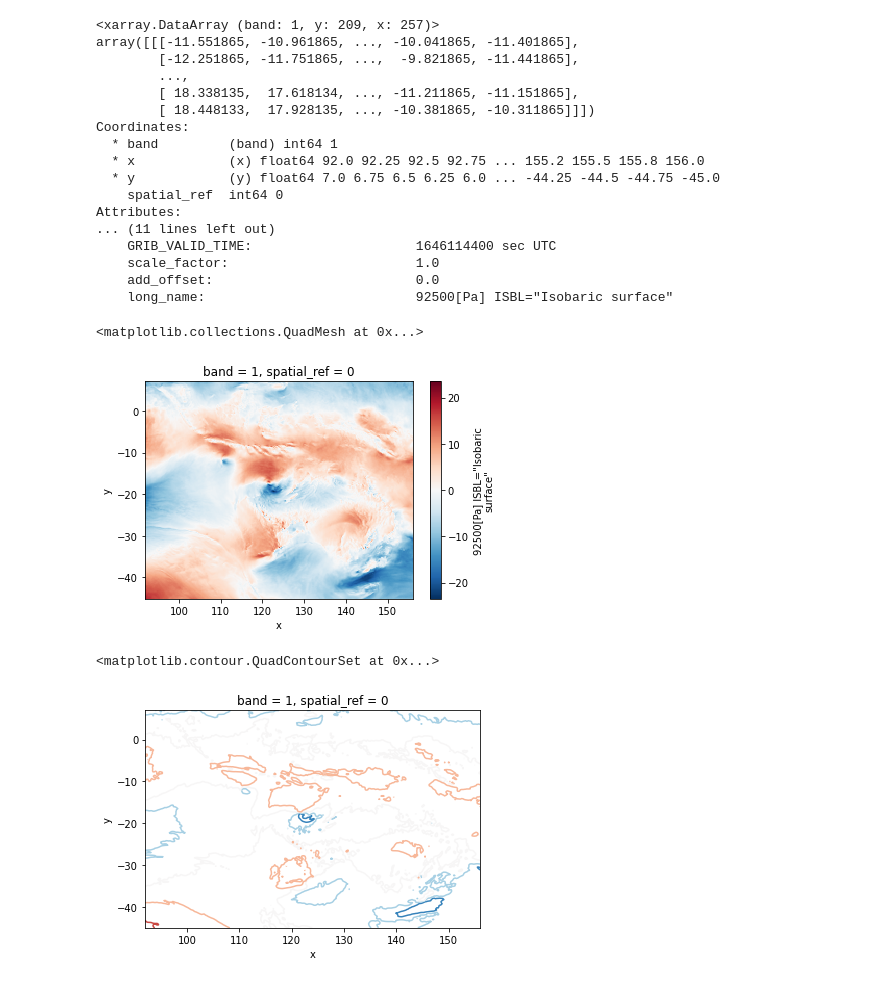
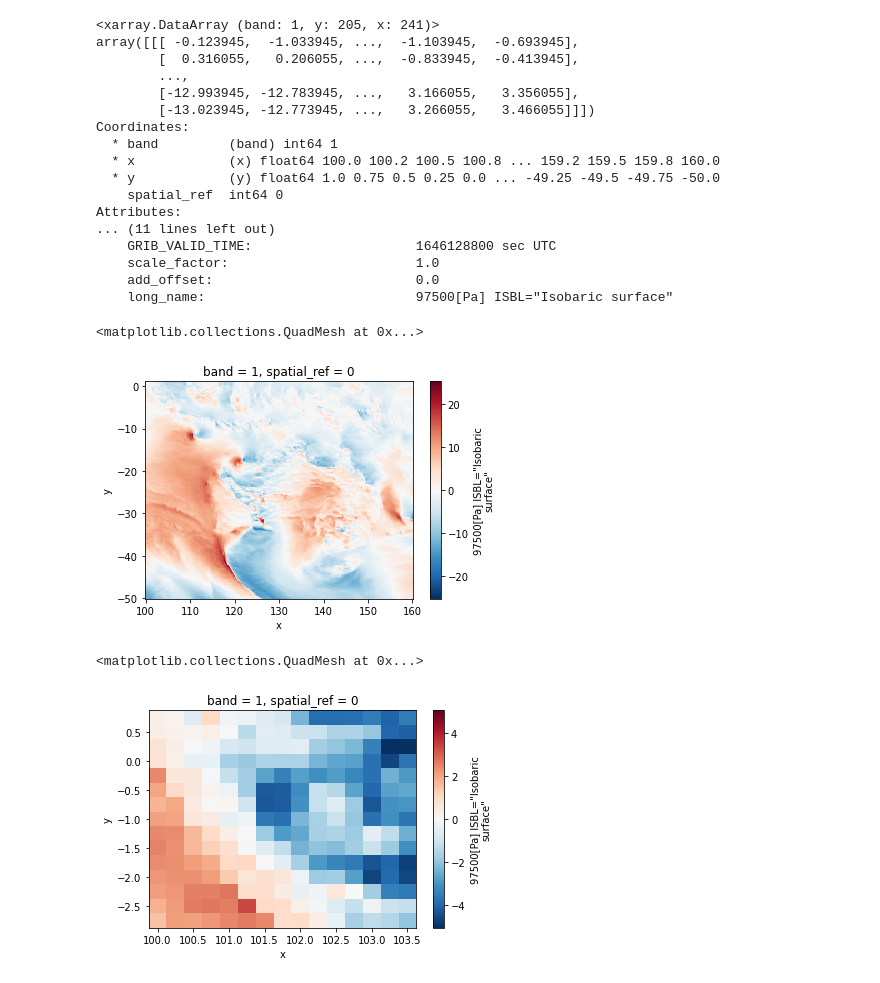
Before and after one commit to cesaraustralia/WindDispersalForecastTool, a Jupyter notebook: Scripts/GFS_data_visualise.ipynb, the cells around one changed output. Cells and saved outputs as stored; diff of their text form; code cells hidden in the pictures.

```diff
--- a/Scripts/GFS_data_visualise.ipynb
+++ b/Scripts/GFS_data_visualise.ipynb
@@ -9,7 +9,7 @@ from dask.distributed import Client
 
 %matplotlib inline
 # %%
-rr = rx.open_rasterio("/home/rvalavi/Downloads/file1")
+rr = rx.open_rasterio("/home/rvalavi/Downloads/gfs_vgrd_20220301_t00z_f010")
 rr.plot()
 # %% [output]
 <matplotlib.collections.QuadMesh at 0x...>
@@ -20,30 +17,32 @@ r = rx.open_rasterio(fl)
 # %%
-r
+rr
 # %% [output]
-<xarray.DataArray (band: 1, y: 209, x: 257)>
-array([[[-11.551865, -10.961865, ..., -10.041865, -11.401865],
-        [-12.251865, -11.751865, ...,  -9.821865, -11.441865],
+<xarray.DataArray (band: 1, y: 205, x: 241)>
+array([[[ -0.123945,  -1.033945, ...,  -1.103945,  -0.693945],
+        [  0.316055,   0.206055, ...,  -0.833945,  -0.413945],
         ...,
-        [ 18.338135,  17.618134, ..., -11.211865, -11.151865],
-        [ 18.448133,  17.928135, ..., -10.381865, -10.311865]]])
+        [-12.993945, -12.783945, ...,   3.166055,   3.356055],
+        [-13.023945, -12.773945, ...,   3.266055,   3.466055]]])
 Coordinates:
   * band         (band) int64 1
-  * x            (x) float64 92.0 92.25 92.5 92.75 ... 155.2 155.5 155.8 156.0
-  * y            (y) float64 7.0 6.75 6.5 6.25 6.0 ... -44.25 -44.5 -44.75 -45.0
+  * x            (x) float64 100.0 100.2 100.5 100.8 ... 159.2 159.5 159.8 160.0
+  * y            (y) float64 1.0 0.75 0.5 0.25 0.0 ... -49.25 -49.5 -49.75 -50.0
     spatial_ref  int64 0
 Attributes:
 ... (11 lines left out)
-    GRIB_VALID_TIME:                     1646114400 sec UTC
+    GRIB_VALID_TIME:                     1646128800 sec UTC
     scale_factor:                        1.0
     add_offset:                          0.0
-    long_name:                           92500[Pa] ISBL="Isobaric surface"
+    long_name:                           97500[Pa] ISBL="Isobaric surface"
 # %%
-r.plot()
+rr.plot()
 # %% [output]
 <matplotlib.collections.QuadMesh at 0x...>
-[figure, old version]
+[figure, new version]
 # %%
-r[0].plot.contour()
+cells = [i + 1 for i in range(15)]
+r = rr.isel(x = range(15), y = cells)
+r.plot()
 # %% [output]
-<matplotlib.contour.QuadContourSet at 0x...>
+<matplotlib.collections.QuadMesh at 0x...>
-[figure, old version]
+[figure, new version]
```
Also changed, not shown: parts of 5 cells of this notebook, 2 other files.
